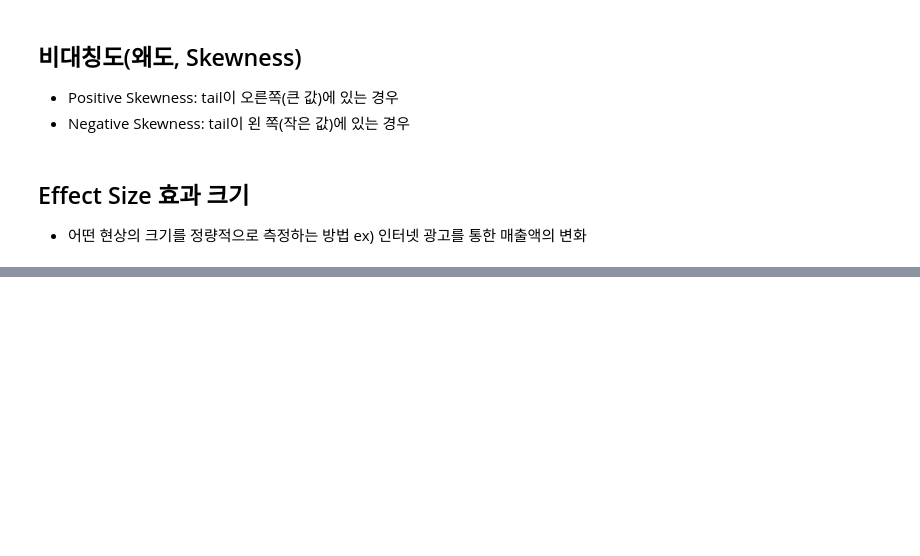
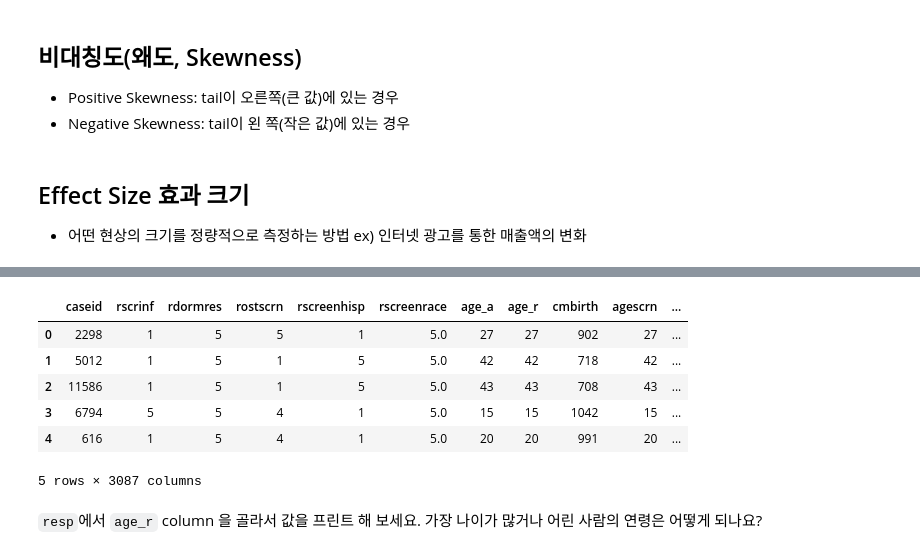
Before and after one commit to sungwon-097/Univ-Study, a Jupyter notebook: 확률과통계(python)/WEEK03_pandasbasic.ipynb, the cells around one changed output, grey strips where cells are left out. Saved outputs shown, nothing was run; the diff lists cells and outputs as text; code cells hidden in the pictures; blank space fills up the shorter version.

```diff
--- a/확률과통계(python)/WEEK03_pandasbasic.ipynb
+++ b/확률과통계(python)/WEEK03_pandasbasic.ipynb
@@ -40,0 +247,16 @@ Date : 21.09.15
+# %%
+import nsfg
+resp = nsfg.ReadFemResp
+resp = pd.read_csv("./2002FemResp.tsv", sep="\t")
+# %%
+resp.head() #위 다섯 줄을 불러옴 resp[0:5] 와 동일
+# %% [output]
+|  | caseid | rscrinf | rdormres | rostscrn | rscreenhisp | rscreenrace | age_a | age_r | cmbirth | agescrn | ... |
+| 0 | 2298 | 1 | 5 | 5 | 1 | 5.0 | 27 | 27 | 902 | 27 | ... |
+| 1 | 5012 | 1 | 5 | 1 | 5 | 5.0 | 42 | 42 | 718 | 42 | ... |
+| 2 | 11586 | 1 | 5 | 1 | 5 | 5.0 | 43 | 43 | 708 | 43 | ... |
+| 3 | 6794 | 5 | 5 | 4 | 1 | 5.0 | 15 | 15 | 1042 | 15 | ... |
+| 4 | 616 | 1 | 5 | 4 | 1 | 5.0 | 20 | 20 | 991 | 20 | ... |
+5 rows × 3087 columns
+# %% [markdown]
+`resp`에서 `age_r` column 을 골라서 값을 프린트 해 보세요. 가장 나이가 많거나 어린 사람의 연령은 어떻게 되나요?
```
Also changed, not shown: parts of 45 cells of this notebook, 30 other files.
